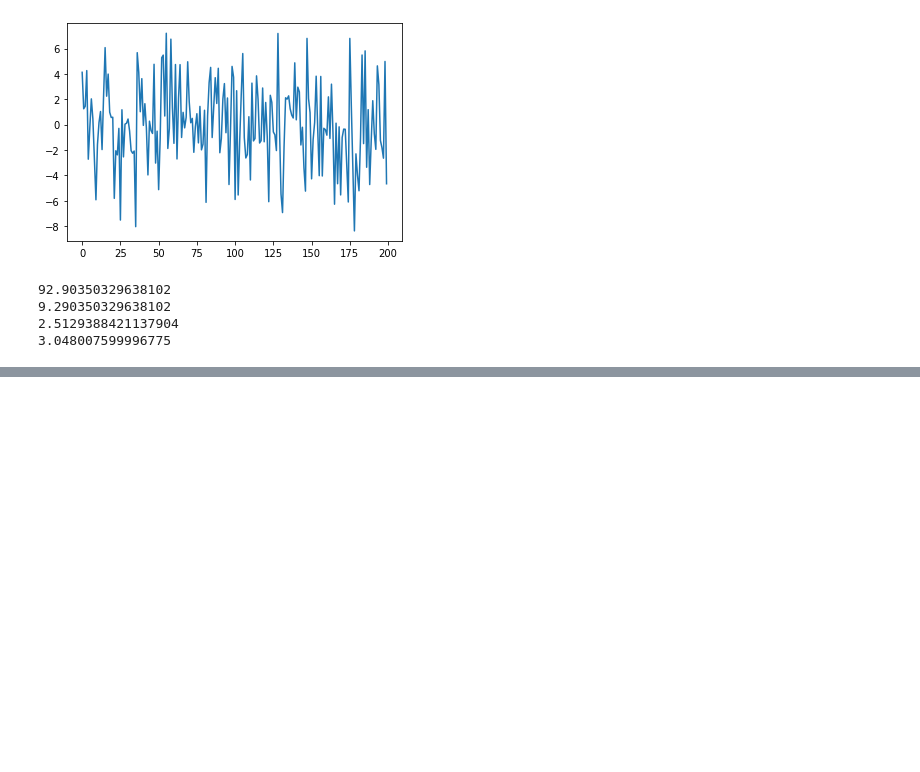
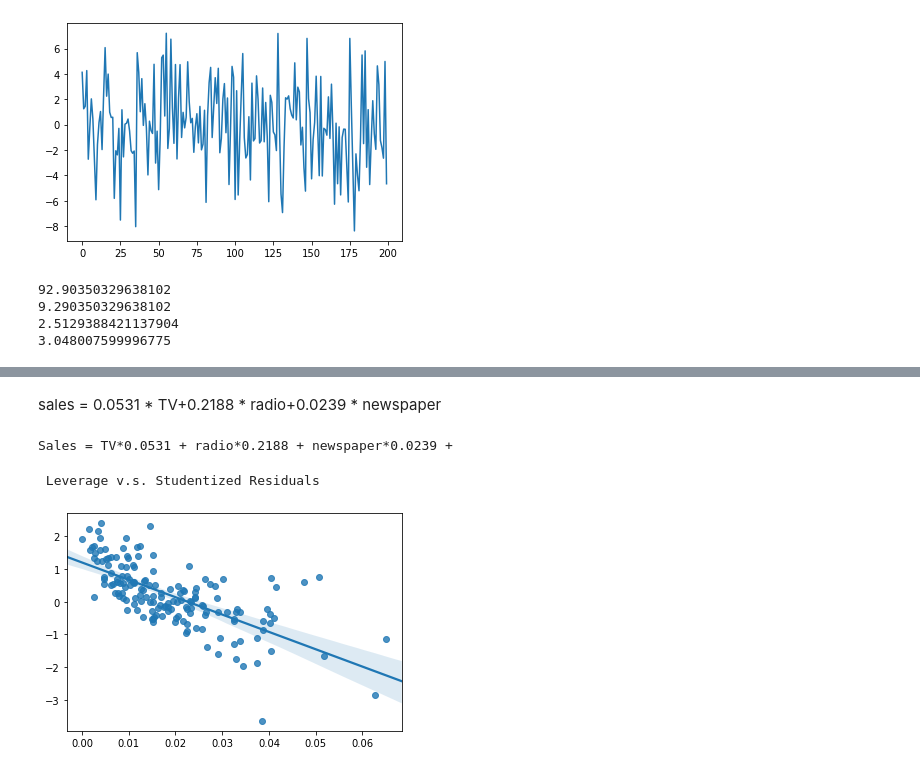
Before and after one commit to UVBMOB/Ankara2019, a Jupyter notebook: Dersler/Hafta_3.ipynb, the cells around one changed output, grey strips where cells are left out. Saved outputs shown, nothing was run; the diff lists cells and outputs as text; code cells hidden in the pictures; blank space fills up the shorter version.

```diff
--- a/Dersler/Hafta_3.ipynb
+++ b/Dersler/Hafta_3.ipynb
@@ -474,0 +485,3 @@ print (np.sqrt(np.mean(k_t['hata_kare'])))
+# %%
+ad = pd.read_csv("Advertising.csv",usecols=[1,2,3,4])
+df = ad.copy()
@@ -474,0 +497,10 @@ print (np.sqrt(np.mean(k_t['hata_kare'])))
+# %%
+X = df.drop('sales', axis=1)
+y = df['sales']
+X_train, X_test, y_train, y_test =train_test_split(X,y,test_size=0.20, random_state=42)
+print(X_train.shape)
+print(X_test.shape)
+print(y_train.shape)
+print(y_test.shape)
+training = df.copy()
+print(training.shape)
@@ -474,0 +513,4 @@ print (np.sqrt(np.mean(k_t['hata_kare'])))
+# %%
+lm = sm.OLS(y_train, X_train)
+model = lm.fit()
+model.summary()
@@ -474,0 +538,25 @@ print (np.sqrt(np.mean(k_t['hata_kare'])))
+# %% [markdown]
+sales = 0.0531 * TV+0.2188 * radio+0.0239 * newspaper
+# %%
+a="Sales = "
+for i in range(len(model.params)):
+    a=a+(str(model.params.index[i]) + "*" + '%.4f'%(model.params[i])+ " + ")
+print(a)
+# %% [output]
+Sales = TV*0.0531 + radio*0.2188 + newspaper*0.0239 +
+# %%
+#detect outliers
+# cooks distance kullanılacak
+influence = model.get_influence()
+resid_student = influence.resid_studentized_external
+(cooks,p)=influence.cooks_distance
+(dffits,p)=influence.dffits
+leverage = influence.hat_matrix_diag
+
+print( ' Leverage v.s. Studentized Residuals')
+sns.regplot(leverage, model.resid_pearson, fit_reg=True)
+
+plt.show()
+# %% [output]
+ Leverage v.s. Studentized Residuals
+[figure, added]
```
Also changed, not shown: parts of 20 cells of this notebook.
